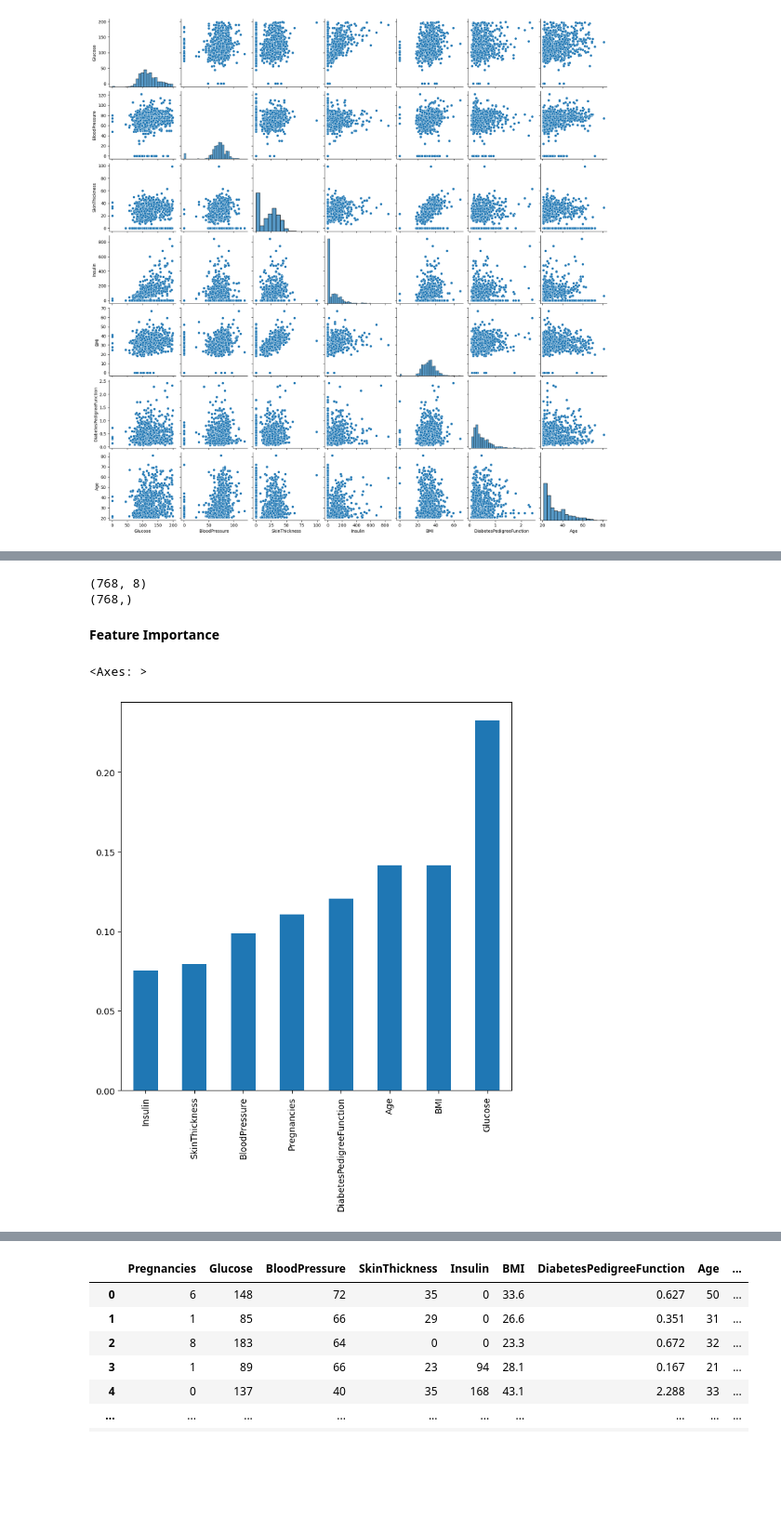
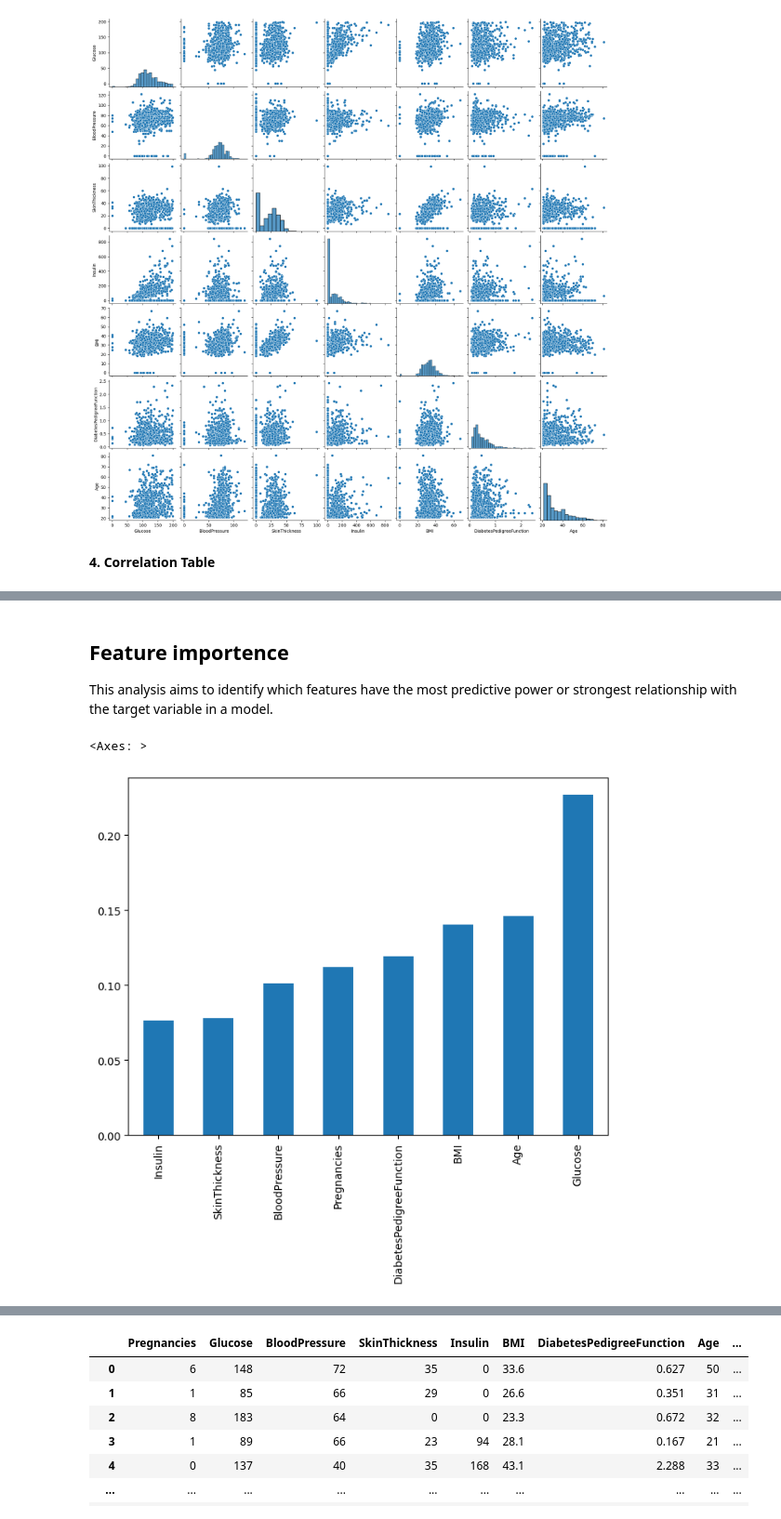
Before and after one commit to aarnab123/Diabetes-Prediction, a Jupyter notebook: diabetes_disease_prediction.ipynb, the cells around one changed output, grey strips where cells are left out. Shown at 93% size. Saved outputs shown, nothing was run; the diff lists cells and outputs as text; code cells hidden in the pictures; blank space fills up the shorter version.

```diff
--- a/diabetes_disease_prediction.ipynb
+++ b/diabetes_disease_prediction.ipynb
@@ -105,5 +121,7 @@ sns.pairplot(df.loc[:,['Glucose','BloodPressure','SkinThickness','Insulin','BMI'
 # %% [output]
 <seaborn.axisgrid.PairGrid at 0x...>
 [figure]
+# %% [markdown]
+**4. Correlation Table**
 # %%
 Correlation=df.loc[:,['Glucose','BloodPressure','SkinThickness','Insulin','BMI','DiabetesPedigreeFunction','Age']].corr()
@@ -118,24 +136,19 @@ Correlation.style.background_gradient(cmap=Cm)
 | BMI | 0.221071 | 0.281805 | 0.392573 | 0.197859 | 1.000000 | 0.140647 | 0.036242 |
 | DiabetesPedigreeFunction | 0.137337 | 0.041265 | 0.183928 | 0.185071 | 0.140647 | 1.000000 | 0.033561 |
 | Age | 0.263514 | 0.239528 | -0.113970 | -0.042163 | 0.036242 | 0.033561 | 1.000000 |
+# %% [markdown]
+## Feature importence
+This analysis aims to identify which features have the most predictive power or strongest relationship with the target variable in a model.
 # %%
-X=df.iloc[:,:len(df.columns)-1]
-Y=df['Outcome']
+X = df.loc[:,df.columns!='Outcome']
+Y = df.Outcome
-# %%
-print(X.shape)
-print(Y.shape)
-# %% [output]
-(768, 8)
-(768,)
-# %% [markdown]
-**Feature Importance**
 # %%
 from sklearn.ensemble import ExtraTreesClassifier
 ETC=ExtraTreesClassifier()
 ETC.fit(X,Y)
 df_new=pd.Series(ETC.feature_importances_,index=X.columns)
-plt.figure(figsize=(8,8))
+plt.figure(figsize=(8,6))
 df_new.sort_values().plot(kind='bar')
 # %% [output]
 <Axes: >
-[figure, old version]
+[figure, new version]
```
Also changed, not shown: parts of 59 cells of this notebook.
